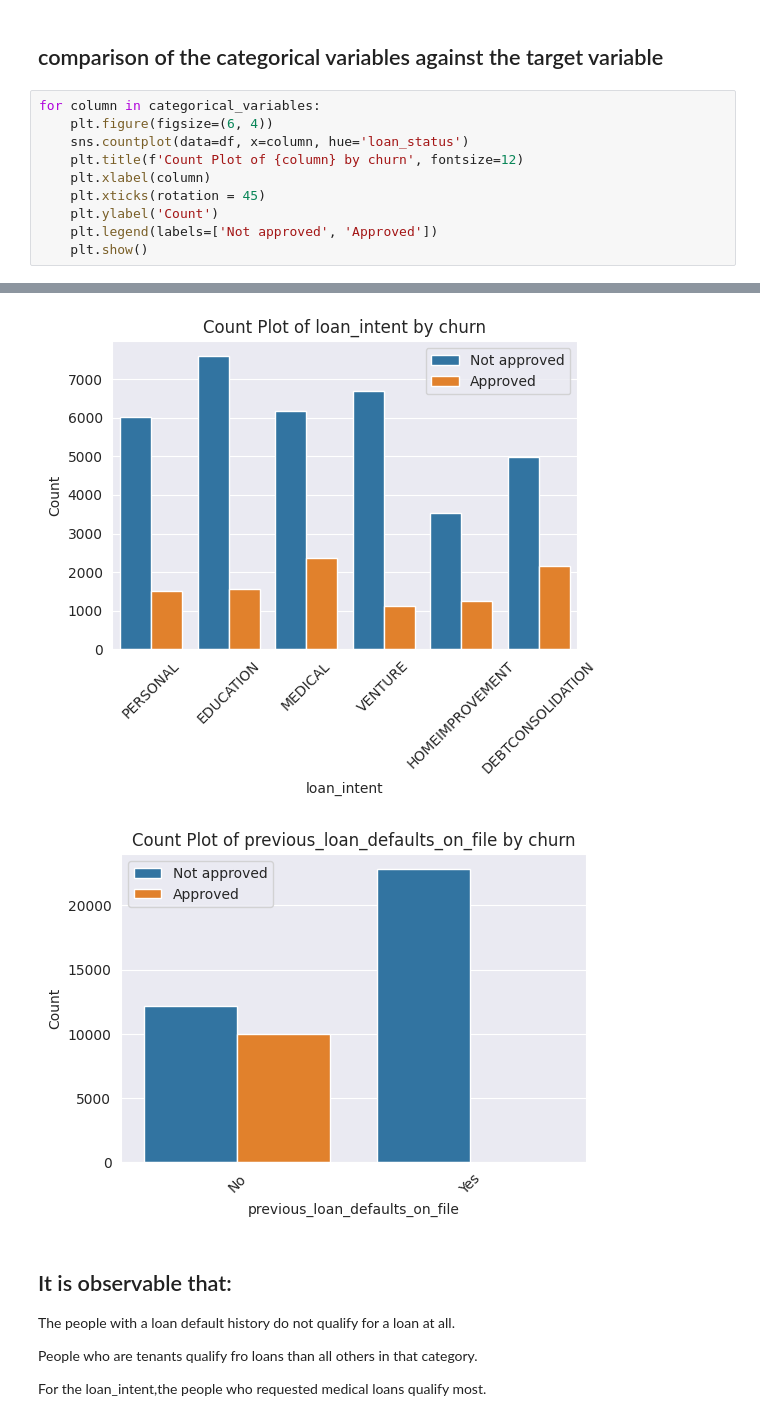
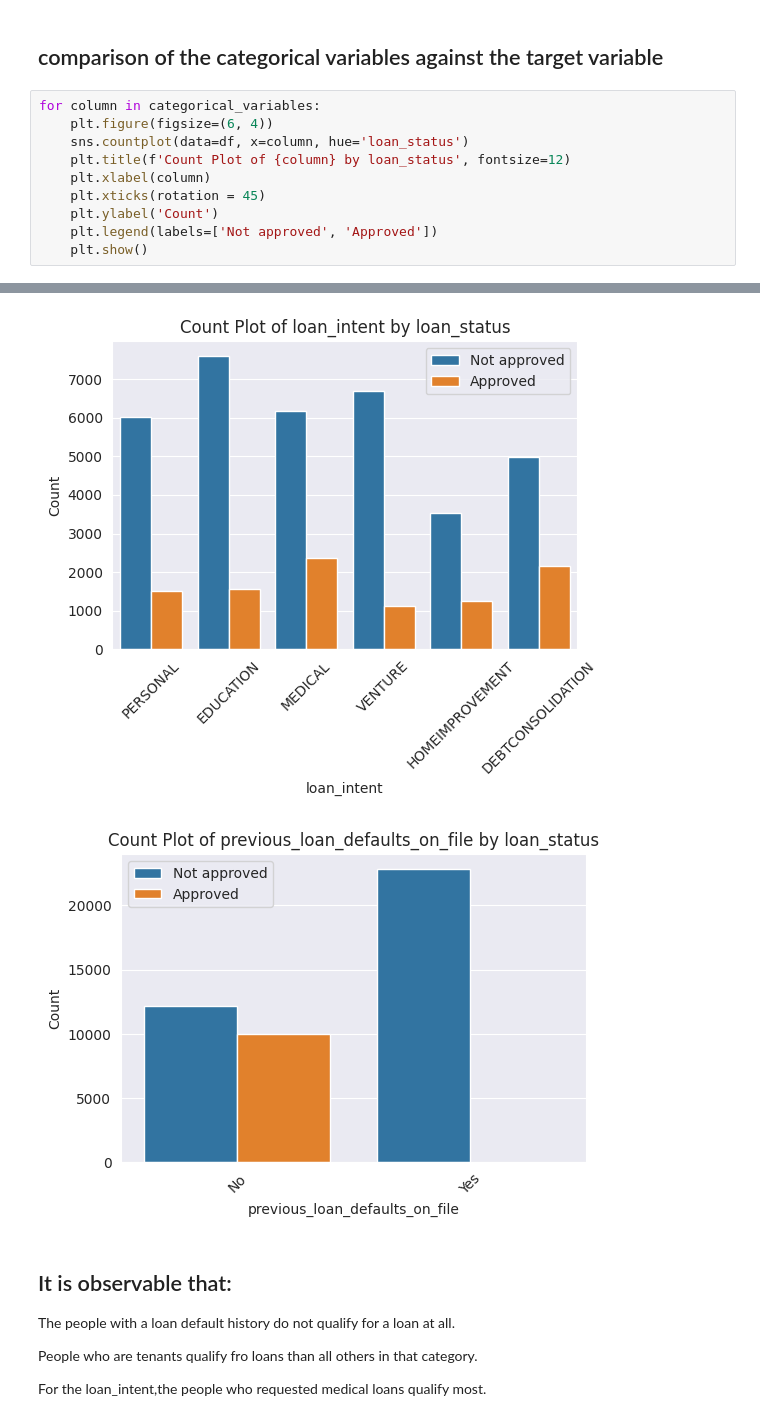
Before and after one commit to mwangikelvin201/Loan_approval-classification-, a Jupyter notebook: classification.ipynb, the cells around one changed output, grey strips where cells are left out. Cells and saved outputs as stored; diff of their text form.

```diff
--- a/classification.ipynb
+++ b/classification.ipynb
@@ -357,7 +358,7 @@ Education and medical reasons why most people look for the loans.
 for column in categorical_variables:
     plt.figure(figsize=(6, 4))
     sns.countplot(data=df, x=column, hue='loan_status')
-    plt.title(f'Count Plot of {column} by churn', fontsize=12)
+    plt.title(f'Count Plot of {column} by loan_status', fontsize=12)
     plt.xlabel(column)
     plt.xticks(rotation = 45)
     plt.ylabel('Count')
@@ -370,5 +371,5 @@ for column in categorical_variables:
-[figure, old version]
+[figure, new version]
-[figure, old version]
+[figure, new version]
 # %% [markdown]
 ## It is observable that:
 The people with a loan default history do not qualify for a loan at all.
```
Also changed, not shown: parts of 10 cells of this notebook, 2 other files.
